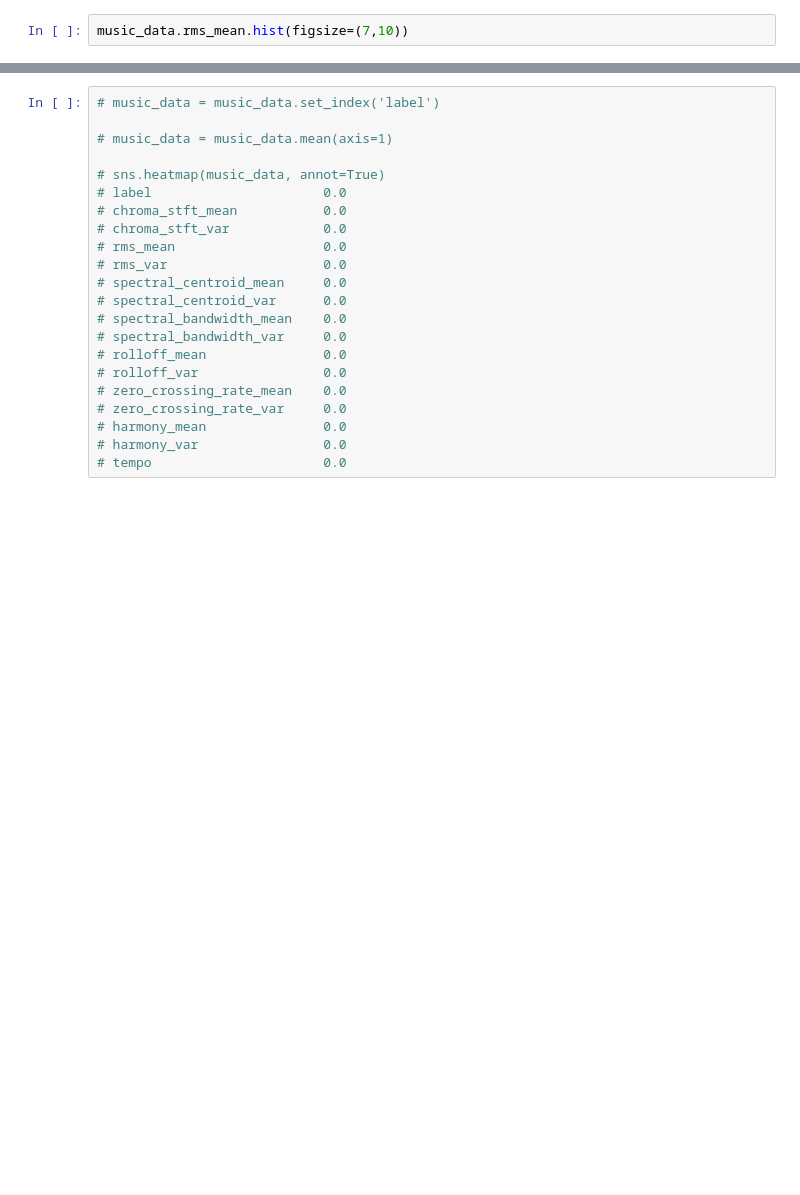
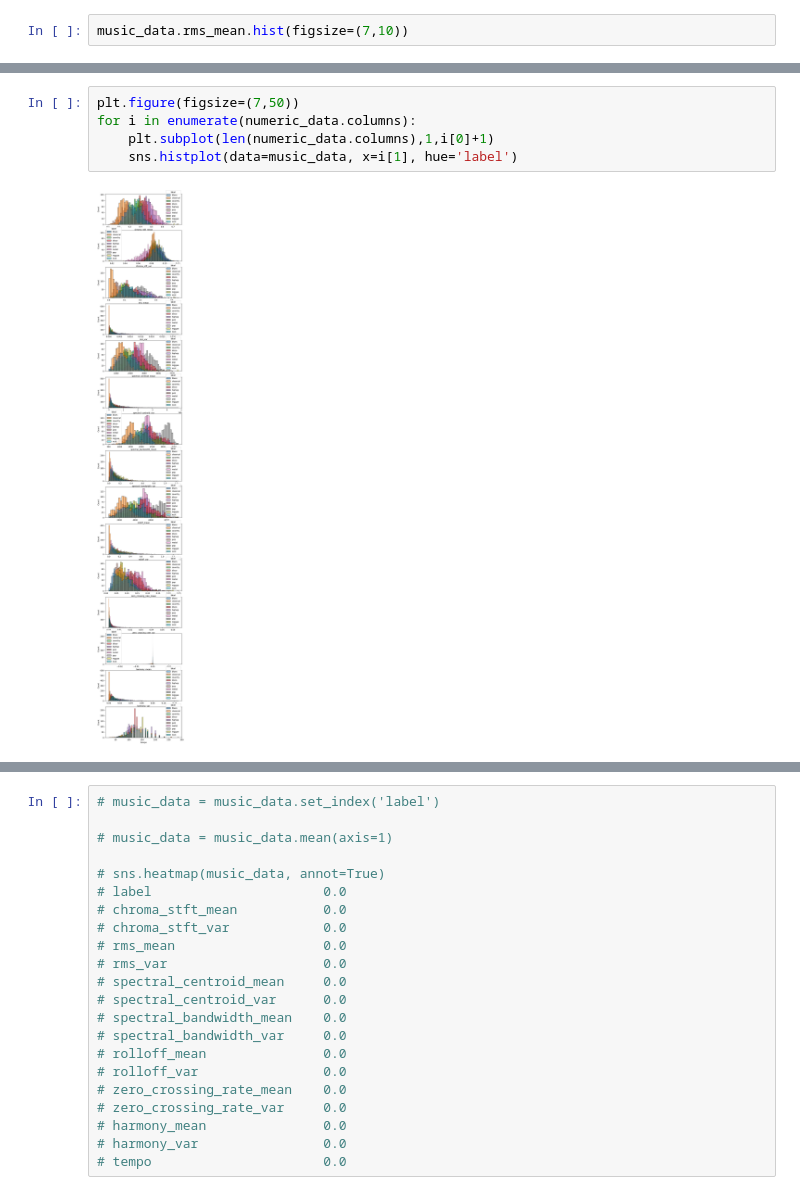
Before and after one commit to OlaAni/Final_Year_Project, a Jupyter notebook: Initial/analysis.ipynb, the cells around one changed output, grey strips where cells are left out. Saved outputs shown, nothing was run; the diff lists cells and outputs as text; blank space fills up the shorter version.

```diff
--- a/Initial/analysis.ipynb
+++ b/Initial/analysis.ipynb
@@ -100,0 +69,7 @@ Text(0.5, 0, 'Genre')
+# %%
+plt.figure(figsize=(7,50))
+for i in enumerate(numeric_data.columns):
+    plt.subplot(len(numeric_data.columns),1,i[0]+1)
+    sns.histplot(data=music_data, x=i[1], hue='label')
+# %% [output]
+[figure, added]
```
Also changed, not shown: parts of 15 cells of this notebook, 17 other files.
